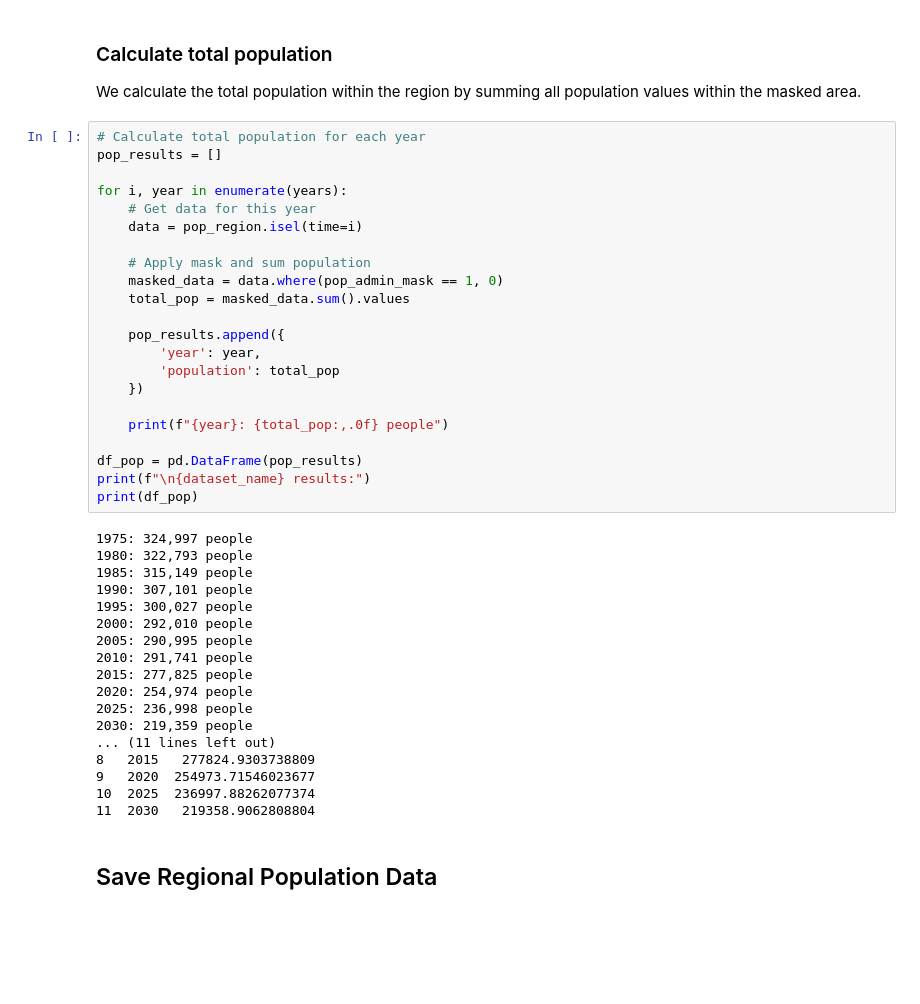
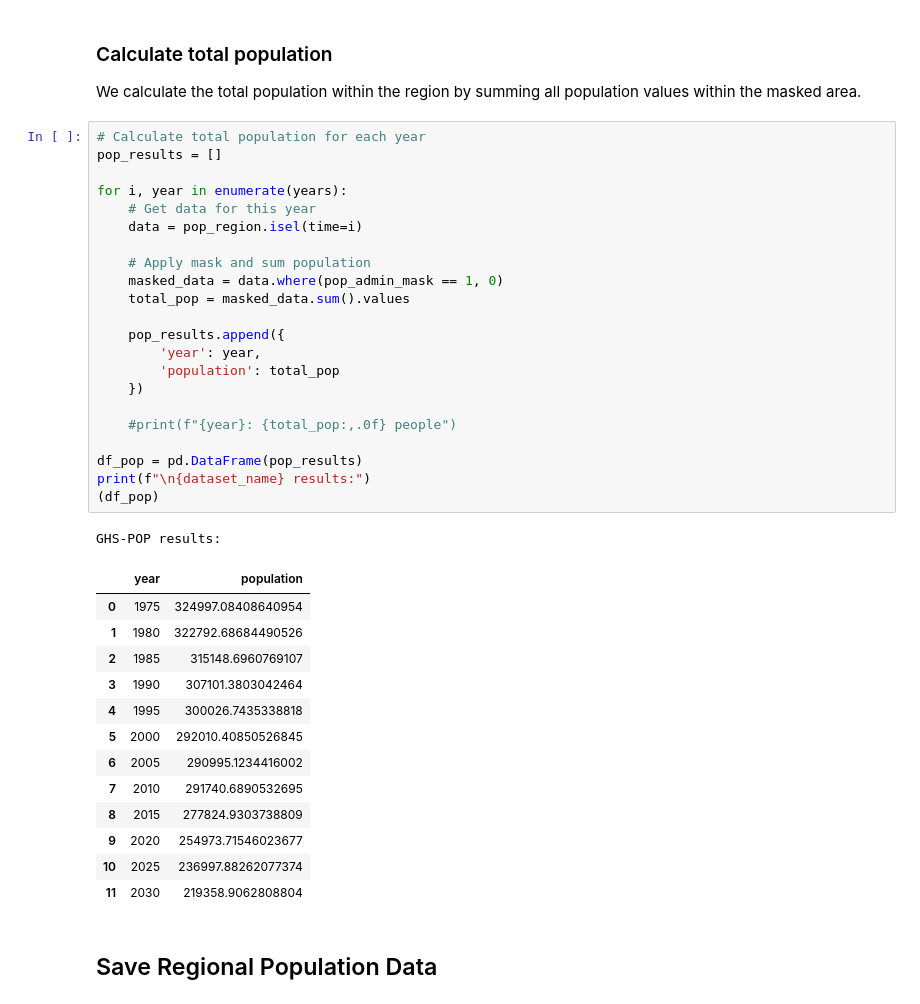
Before and after one commit to jkeune/extreme_precip_exposure, a Jupyter notebook: how-to-guides/population_ghs.ipynb, the cells around one changed output. Saved outputs shown, nothing was run; the diff lists cells and outputs as text; blank space fills up the shorter version.

```diff
--- a/how-to-guides/population_ghs.ipynb
+++ b/how-to-guides/population_ghs.ipynb
@@ -254,43 +252,40 @@ We calculate the total population within the region by summing all population va
 # %%
 # Calculate total population for each year
 pop_results = []
 
 for i, year in enumerate(years):
     # Get data for this year
     data = pop_region.isel(time=i)
 
     # Apply mask and sum population
     masked_data = data.where(pop_admin_mask == 1, 0)
     total_pop = masked_data.sum().values
 
     pop_results.append({
         'year': year,
         'population': total_pop
     })
 
-    print(f"{year}: {total_pop:,.0f} people")
+    #print(f"{year}: {total_pop:,.0f} people")
 
 df_pop = pd.DataFrame(pop_results)
 print(f"\n{dataset_name} results:")
-print(df_pop)
+(df_pop)
 # %% [output]
-1975: 324,997 people
-1980: 322,793 people
-1985: 315,149 people
-1990: 307,101 people
-1995: 300,027 people
-2000: 292,010 people
-2005: 290,995 people
-2010: 291,741 people
-2015: 277,825 people
-2020: 254,974 people
-2025: 236,998 people
-2030: 219,359 people
-... (11 lines left out)
-8   2015   277824.9303738809
-9   2020  254973.71546023677
-10  2025  236997.88262077374
-11  2030   219358.9062808804
+GHS-POP results:
+|  | year | population |
+| 0 | 1975 | 324997.08408640954 |
+| 1 | 1980 | 322792.68684490526 |
+| 2 | 1985 | 315148.6960769107 |
+| 3 | 1990 | 307101.3803042464 |
+| 4 | 1995 | 300026.7435338818 |
+| 5 | 2000 | 292010.40850526845 |
+| 6 | 2005 | 290995.1234416002 |
+| 7 | 2010 | 291740.6890532695 |
+| 8 | 2015 | 277824.9303738809 |
+| 9 | 2020 | 254973.71546023677 |
+| 10 | 2025 | 236997.88262077374 |
+| 11 | 2030 | 219358.9062808804 |
 # %% [markdown]
 ## Save Regional Population Data
 # %% [markdown]
```
Also changed, not shown: parts of 2 cells of this notebook, 1 other file.
